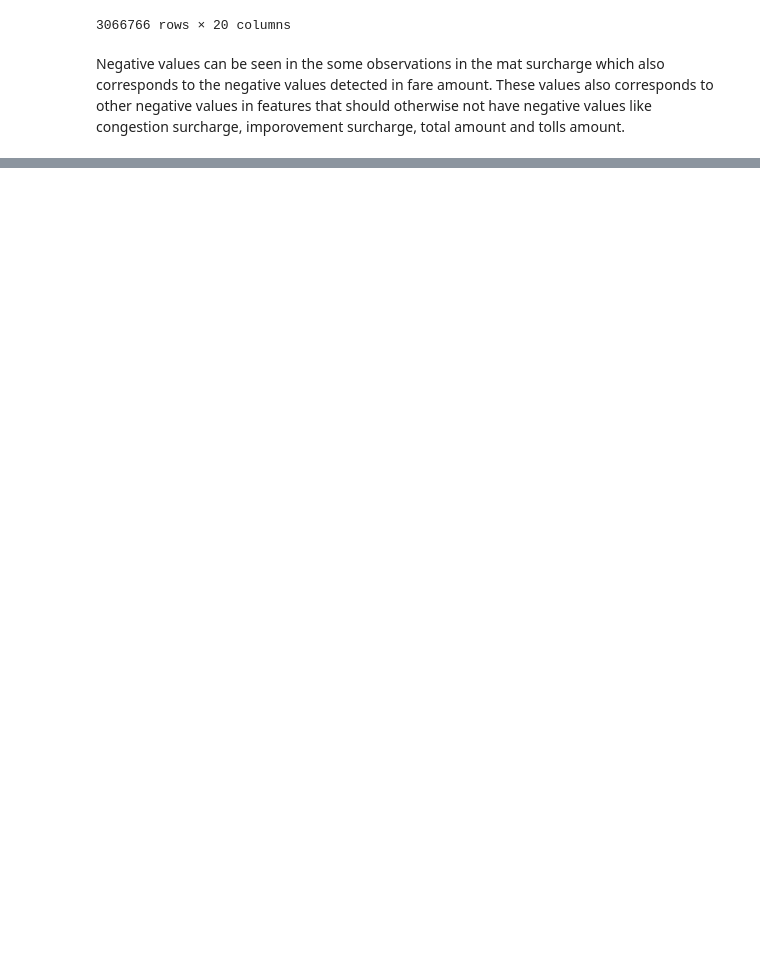
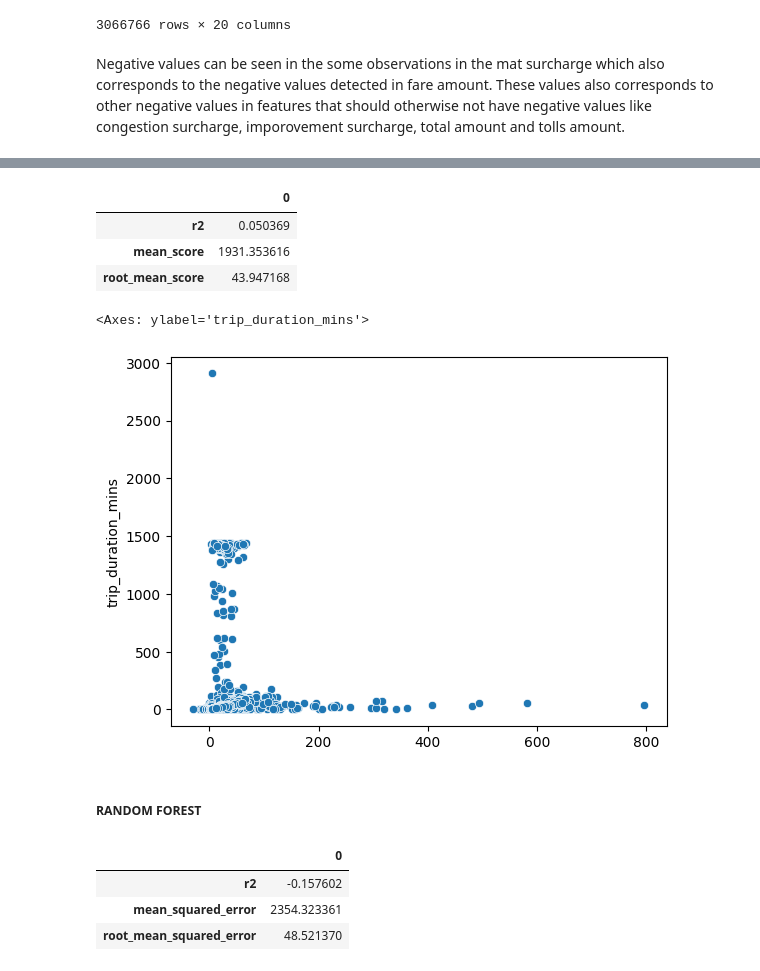
Before and after one commit to Justice-stack/Taxi-Trip-Duration-Prediction-App, a Jupyter notebook: notebooks/model-prototype.ipynb, the cells around one changed output, grey strips where cells are left out. Drawn from its saved outputs; the diff is of its cells as text; code cells hidden in the pictures; blank space fills up the shorter version.

```diff
--- a/notebooks/model-prototype.ipynb
+++ b/notebooks/model-prototype.ipynb
@@ -519,15 +534,21 @@ def score_model(model, X_train, Y_train, X_test, Y_test):
     the cross validation and score, the score for the actual prediction on the test set
     and an array of the prediction
     """
-
     scores = ["r2", "neg_mean_squared_error", "neg_root_mean_squared_error"]
     cv_score = cross_validate(model, X_train, Y_train, scoring=scores, cv=5)
-    cv_score=pd.DataFrame(cv_score)
+    cv_score=pd.DataFrame(cv_score, index=["fold_1", "fold_2", "fold_3", "fold_4", "fold_5"])
+    mean_scores = [cv_score["fit_time"].mean(),cv_score["score_time"].mean(), cv_score["test_r2"].mean(),
+                   cv_score["test_neg_mean_squared_error"].mean(), cv_score["test_neg_root_mean_squared_error"].mean()]
+    cv_score = cv_score.T
+    cv_score.insert(5, "mean", value = mean_scores)
+
+#    print(mean_scores)
+
 
     y_pred = model.predict(X_test)
-    r2 = r2_score(y_pred,Y_test)
-    mse = mean_squared_error(y_pred,Y_test)
-    rmse = root_mean_squared_error(y_pred,Y_test)
+    r2 = r2_score(Y_test, y_pred)
+    mse = mean_squared_error(Y_test,y_pred)
+    rmse = root_mean_squared_error(Y_test,y_pred)
     pred_df = pd.DataFrame(data=[r2,mse,rmse], index=["r2","mean_score","root_mean_score"])
 
     return cv_score, pred_df, y_pred
@@ -606,0 +557,8 @@ rg_pred_score.head()
+# %%
+#Preprocess Data
+
+#use a robust scaler because of the presence of outliers in the dataset
+rs = RobustScaler()
+
+main_df_4 = engineer_features(main_df_3)
+X_train_transformed, Y_train, X_test_transformed, Y_test = preprocess_data(main_df_4, scaler = rs, test_size=0.1)
@@ -606,0 +618,7 @@ rg_pred_score.head()
+# %%
+xg = XGBRegressor()
+xg.fit(X_train_transformed,Y_train)
+
+
+xg_cv_scores, xg_pred_score, xg_y_pred = score_model(xg, X_train_transformed, Y_train, X_test_transformed, Y_test)
+xg_cv_scores.head()
@@ -606,0 +632,28 @@ rg_pred_score.head()
+# %%
+xg_pred_score.head()
+# %% [output]
+|  | 0 |
+| r2 | 0.050369 |
+| mean_score | 1931.353616 |
+| root_mean_score | 43.947168 |
+# %%
+sns.scatterplot(x=xg_y_pred, y=Y_test)
+# %% [output]
+<Axes: ylabel='trip_duration_mins'>
+[figure, added]
+# %% [markdown]
+##### RANDOM FOREST
+# %%
+rf = RandomForestRegressor(n_estimators=10, random_state=42)
+rf.fit(X_train_transformed,Y_train)
+rf_y_pred = rf.predict(X_test_transformed)
+r2 = r2_score(Y_test,rf_y_pred)
+mse = mean_squared_error(Y_test, rf_y_pred)
+rmse = root_mean_squared_error(Y_test,rf_y_pred)
+rf_pred_df = pd.DataFrame(data=[r2,mse,rmse], index=["r2","mean_squared_error","root_mean_squared_error"])
+rf_pred_df.head()
+# %% [output]
+|  | 0 |
+| r2 | -0.157602 |
+| mean_squared_error | 2354.323361 |
+| root_mean_squared_error | 48.521370 |
```
Also changed, not shown: parts of 35 cells of this notebook.
